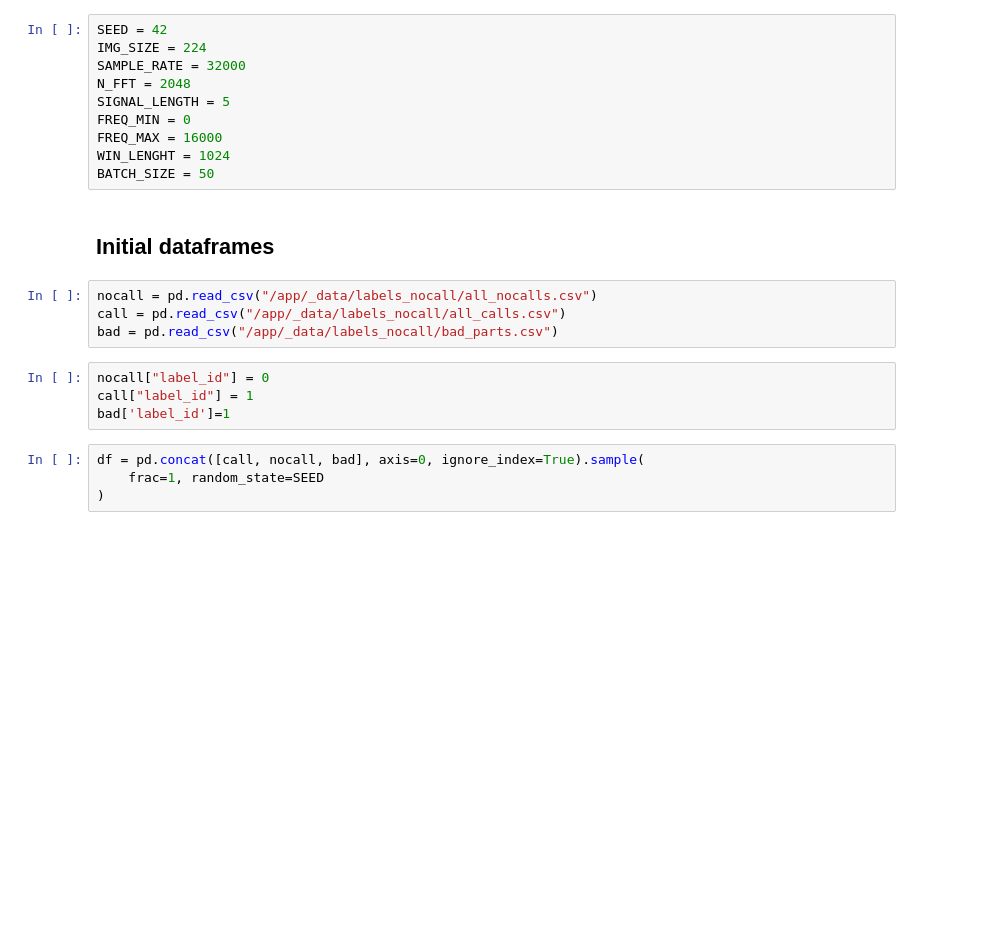
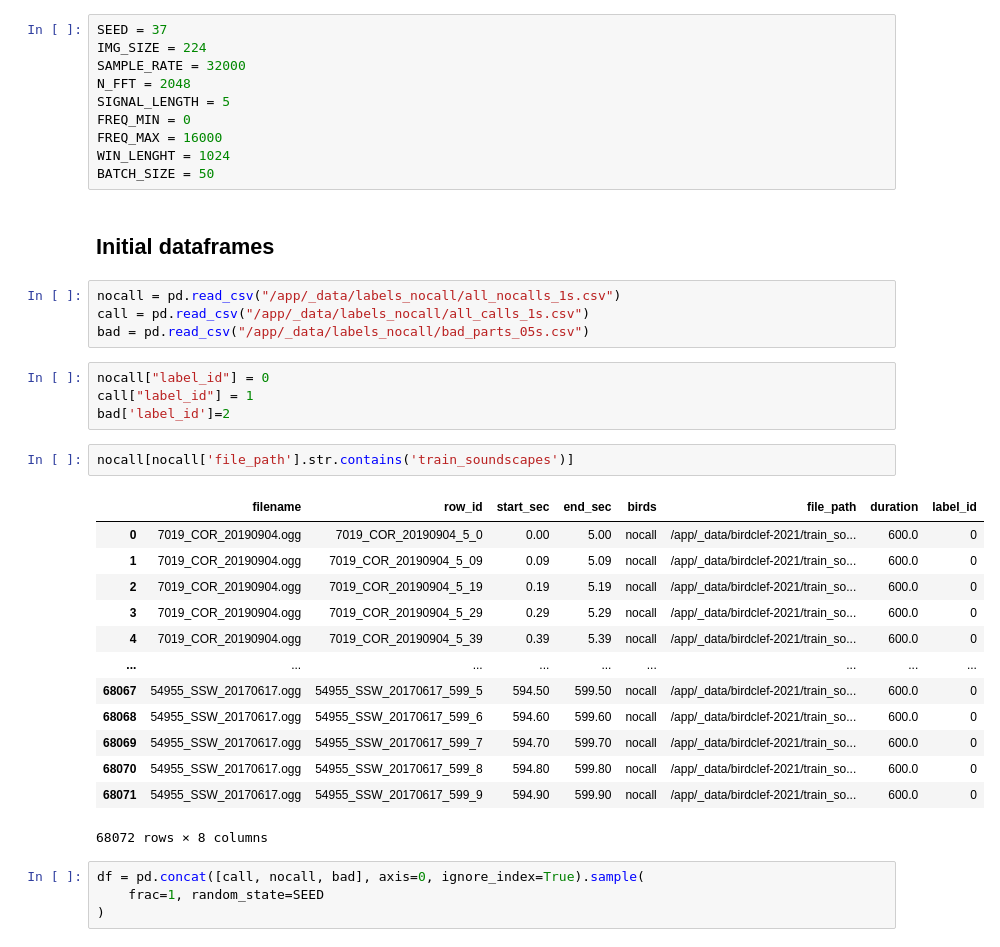
Before and after one commit to ntatanko/Birds_kaggle_2021, a Jupyter notebook: sandbox/nocall/model_for predict_nocall_2.ipynb, the cells around one changed output. Saved outputs shown, nothing was run; the diff lists cells and outputs as text; blank space fills up the shorter version.

```diff
--- a/sandbox/nocall/model_for predict_nocall_2.ipynb
+++ b/sandbox/nocall/model_for predict_nocall_2.ipynb
@@ -44,7 +47,7 @@ from src.prepare_dataset import (
     prepare_dataset,
 )
 # %%
-SEED = 42
+SEED = 37
 IMG_SIZE = 224
 SAMPLE_RATE = 32000
 N_FFT = 2048
@@ -56,13 +59,29 @@ BATCH_SIZE = 50
 # %% [markdown]
 ## Initial dataframes
 # %%
-nocall = pd.read_csv("/app/_data/labels_nocall/all_nocalls.csv")
-call = pd.read_csv("/app/_data/labels_nocall/all_calls.csv")
-bad = pd.read_csv("/app/_data/labels_nocall/bad_parts.csv")
+nocall = pd.read_csv("/app/_data/labels_nocall/all_nocalls_1s.csv")
+call = pd.read_csv("/app/_data/labels_nocall/all_calls_1s.csv")
+bad = pd.read_csv("/app/_data/labels_nocall/bad_parts_05s.csv")
 # %%
 nocall["label_id"] = 0
 call["label_id"] = 1
-bad['label_id']=1
+bad['label_id']=2
+# %%
+nocall[nocall['file_path'].str.contains('train_soundscapes')]
+# %% [output]
+|  | filename | row_id | start_sec | end_sec | birds | file_path | duration | label_id |
+| 0 | 7019_COR_20190904.ogg | 7019_COR_20190904_5_0 | 0.00 | 5.00 | nocall | /app/_data/birdclef-2021/train_so... | 600.0 | 0 |
+| 1 | 7019_COR_20190904.ogg | 7019_COR_20190904_5_09 | 0.09 | 5.09 | nocall | /app/_data/birdclef-2021/train_so... | 600.0 | 0 |
+| 2 | 7019_COR_20190904.ogg | 7019_COR_20190904_5_19 | 0.19 | 5.19 | nocall | /app/_data/birdclef-2021/train_so... | 600.0 | 0 |
+| 3 | 7019_COR_20190904.ogg | 7019_COR_20190904_5_29 | 0.29 | 5.29 | nocall | /app/_data/birdclef-2021/train_so... | 600.0 | 0 |
+| 4 | 7019_COR_20190904.ogg | 7019_COR_20190904_5_39 | 0.39 | 5.39 | nocall | /app/_data/birdclef-2021/train_so... | 600.0 | 0 |
+| ... | ... | ... | ... | ... | ... | ... | ... | ... |
+| 68067 | 54955_SSW_20170617.ogg | 54955_SSW_20170617_599_5 | 594.50 | 599.50 | nocall | /app/_data/birdclef-2021/train_so... | 600.0 | 0 |
+| 68068 | 54955_SSW_20170617.ogg | 54955_SSW_20170617_599_6 | 594.60 | 599.60 | nocall | /app/_data/birdclef-2021/train_so... | 600.0 | 0 |
+| 68069 | 54955_SSW_20170617.ogg | 54955_SSW_20170617_599_7 | 594.70 | 599.70 | nocall | /app/_data/birdclef-2021/train_so... | 600.0 | 0 |
+| 68070 | 54955_SSW_20170617.ogg | 54955_SSW_20170617_599_8 | 594.80 | 599.80 | nocall | /app/_data/birdclef-2021/train_so... | 600.0 | 0 |
+| 68071 | 54955_SSW_20170617.ogg | 54955_SSW_20170617_599_9 | 594.90 | 599.90 | nocall | /app/_data/birdclef-2021/train_so... | 600.0 | 0 |
+68072 rows × 8 columns
 # %%
 df = pd.concat([call, nocall, bad], axis=0, ignore_index=True).sample(
     frac=1, random_state=SEED
```
Also changed, not shown: parts of 20 cells of this notebook, 37 other files.
